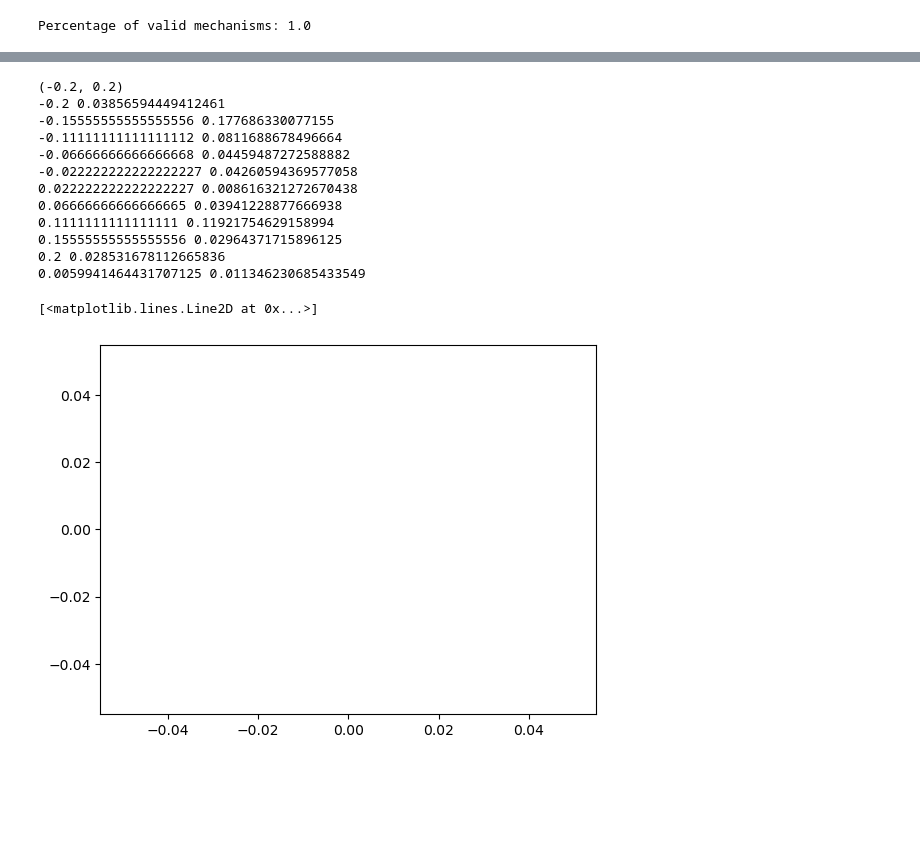
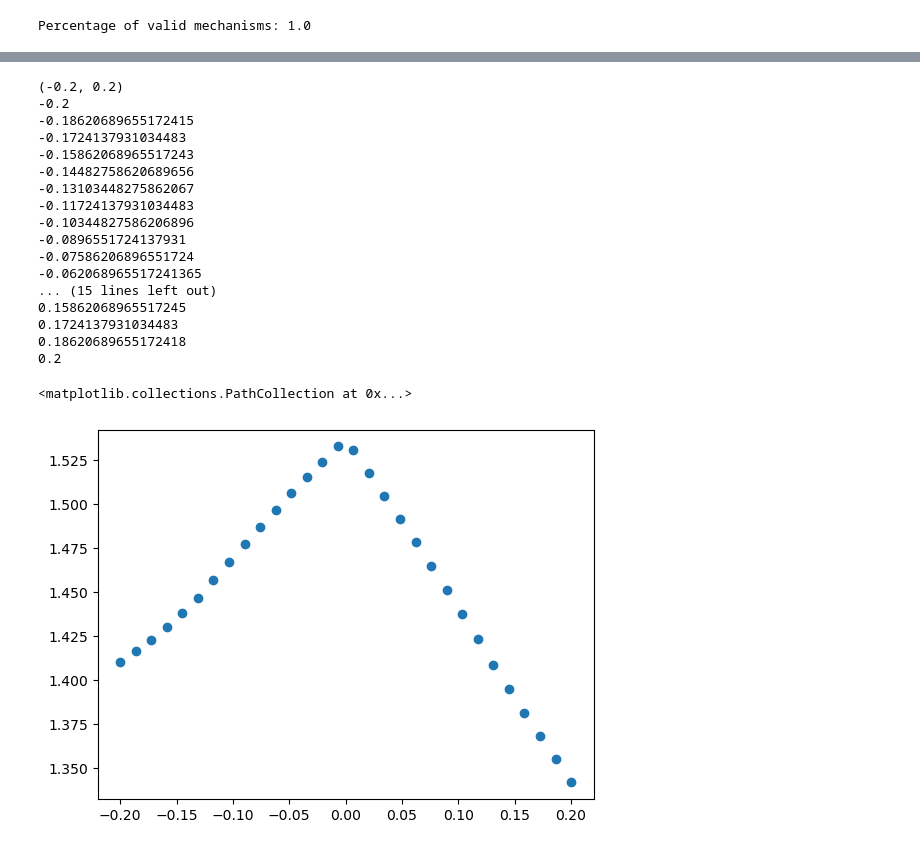
Before and after one commit to LicAiBeerLab/auto-robotics-design, a Jupyter notebook: apps/reward_viewer/joint_reward_dependence.ipynb, the cells around one changed output, grey strips where cells are left out. Drawn from its saved outputs; the diff is of its cells as text; code cells hidden in the pictures; blank space fills up the shorter version.

```diff
--- a/apps/reward_viewer/joint_reward_dependence.ipynb
+++ b/apps/reward_viewer/joint_reward_dependence.ipynb
@@ -182,15 +170,0 @@ len(res.F)
-# %%
-counter = 0
-for i, x in enumerate(res.X):
-    graph = gm.get_graph(x)
-    fixed_robot, free_robot = jps_graph2pinocchio_robot(graph, builder=builder)
-    point_criteria_vector, trajectory_criteria, res_dict_fixed = crag.get_criteria_data(fixed_robot, free_robot, trajectory)
-
-    constrain_error, results = soft_constrain.calculate_constrain_error(crag, fixed_robot, free_robot)
-    constrain_error_1, results_1 = soft_constrain.calculate_constrain_error(crag, fixed_robot, free_robot)
-    if constrain_error!=constrain_error_1:
-        print('WTF')
-    if constrain_error>0:
-        #print(i)
-        counter+=1
-counter
@@ -210,7 +177,0 @@ array([-0.91826079, -1.77405011])
-# %%
-graph = gm.get_graph(best_x)
-fixed_robot, free_robot = jps_graph2pinocchio_robot(graph, builder=builder)
-point_criteria_vector, trajectory_criteria, res_dict_fixed = crag.get_criteria_data(fixed_robot, free_robot, trajectory)
-
-constrain_error, results = problem.soft_constrain.calculate_constrain_error(crag, fixed_robot, free_robot)
-constrain_error
@@ -240,42 +193,49 @@ draw_joint_point(graph)
 # %%
-reward_class = DexterityIndexReward(manipulability_key='Manip_Jacobian',
-                                                    trajectory_key="traj_6d", error_key="error")
+reward_class = MinAccelerationCapability(manipulability_key='Manip_Jacobian',
+                                                    trajectory_key="traj_6d", error_key="error", actuated_mass_key="Actuated_Mass")
 
 trajectory = ground_symmetric_step1
-range_idx = 5
+range_idx = 3
 range = gm.mutation_ranges[list(gm.mutation_ranges.keys())[range_idx]]
 print(range)
-values = np.linspace(range[0],range[1],num=10,endpoint=True)
+values = np.linspace(range[0],range[1],num=30,endpoint=True)
 x = best_x.copy()
-values = np.append(values, best_x[range_idx])
 reward_values = []
+valid_points=[]
 for value in values:
     x[range_idx] = value
     graph = gm.get_graph(x)
     fixed_robot, free_robot = jps_graph2pinocchio_robot(graph, builder=builder)
     point_criteria_vector, trajectory_criteria, res_dict_fixed = crag.get_criteria_data(fixed_robot, free_robot, trajectory)
 
     constrain_error, results = soft_constrain.calculate_constrain_error(crag, fixed_robot, free_robot)
     constrain_error
     if constrain_error == 0:
+        print(value)
         reward, reward_list = reward_class.calculate(point_criteria_vector, trajectory_criteria, res_dict_fixed, Actuator = actuator)
         reward_values.append(reward)
+        valid_points.append(value)
     else:
         print(value, constrain_error)
 
-plt.plot(reward_values)
+plt.scatter(valid_points, reward_values)
 # %% [output]
 (-0.2, 0.2)
--0.2 0.03856594449412461
--0.15555555555555556 0.177686330077155
--0.11111111111111112 0.0811688678496664
--0.06666666666666668 0.04459487272588882
--0.022222222222222227 0.04260594369577058
-0.022222222222222227 0.008616321272670438
-0.06666666666666665 0.03941228877666938
-0.1111111111111111 0.11921754629158994
-0.15555555555555556 0.02964371715896125
-0.2 0.028531678112665836
-0.0059941464431707125 0.011346230685433549
+-0.2
+-0.18620689655172415
+-0.1724137931034483
+-0.15862068965517243
+-0.14482758620689656
+-0.13103448275862067
+-0.11724137931034483
+-0.10344827586206896
+-0.0896551724137931
+-0.07586206896551724
+-0.062068965517241365
+... (15 lines left out)
+0.15862068965517245
+0.1724137931034483
+0.18620689655172418
+0.2
-[<matplotlib.lines.Line2D at 0x...>]
+<matplotlib.collections.PathCollection at 0x...>
-[figure, old version]
+[figure, new version]
```
Also changed, not shown: parts of 12 cells of this notebook, 10 other files.
